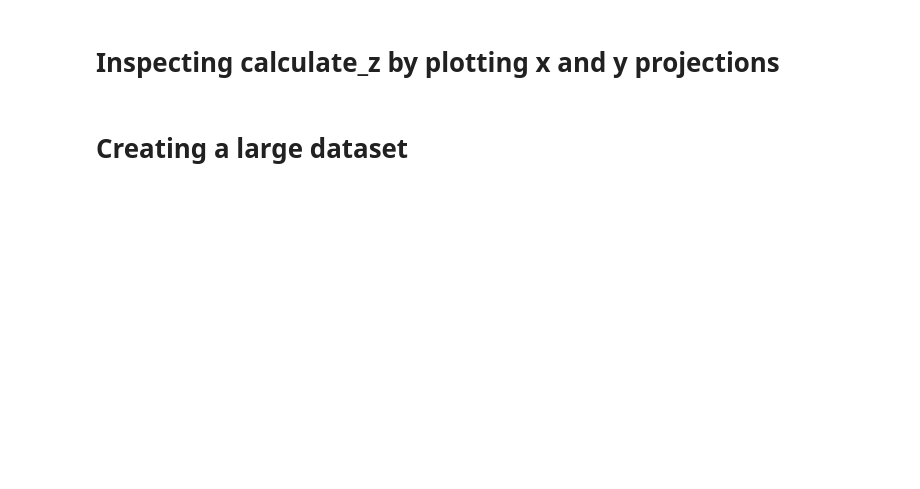
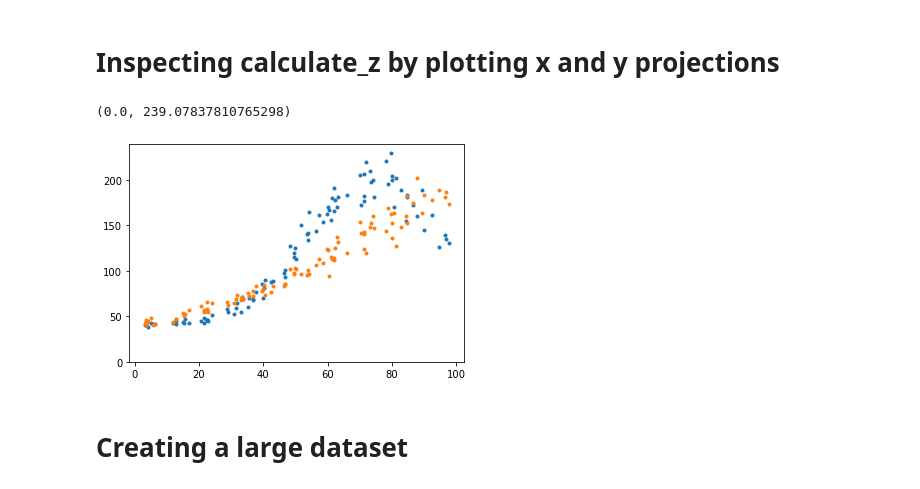
Before and after one commit to RaulRPrado/LearningDataScience, a Jupyter notebook: Simple2DRegression/Simple2DRegression.ipynb, the cells around one changed output. Saved outputs shown, nothing was run; the diff lists cells and outputs as text; code cells hidden in the pictures; blank space fills up the shorter version.

```diff
--- a/Simple2DRegression/Simple2DRegression.ipynb
+++ b/Simple2DRegression/Simple2DRegression.ipynb
@@ -6,7 +6,11 @@ import random
 # %%
 def calculate_z(x, y, smearing=False):
 
-    z = 80*np.exp(-(x-75)**2/30**2) + 0.3 * y + 0.005*y*y
+    # Gaussian + quadratic relation
+    z = 20 + 80*np.exp(-(x-75)**2/30**2) + 0.3 * y + 0.005*y*y
+
+    # Linear relation
+    # z = 20 + x + 2*y
     if smearing:
         sig_z = 0.1 + (x + y) / 1000 # Up to 0.3
         z = z + np.random.normal(z, sig_z * z)
@@ -17,22 +21,29 @@ def calculate_z(x, y, smearing=False):
 # %%
 #  z function
 data_non_zero = np.random.rand(100) * 100
 data_zero = np.zeros(100)
 
 plt.plot(
     data_non_zero,
     calculate_z(data_non_zero, data_zero, smearing=True),
     linestyle='none',
     marker='o',
     markersize=3
 )
 plt.plot(
     data_non_zero,
     calculate_z(data_zero, data_non_zero, smearing=True),
     linestyle='none',
     marker='o',
     markersize=3
 )
+
+ax = plt.gca()
+ylim = ax.get_ylim()
+ax.set_ylim(0, ylim[1])
+# %% [output]
+(0.0, 239.07837810765298)
+[figure, added]
 # %% [markdown]
 # Creating a large dataset
 # %%
```
Also changed, not shown: parts of 8 cells of this notebook.
